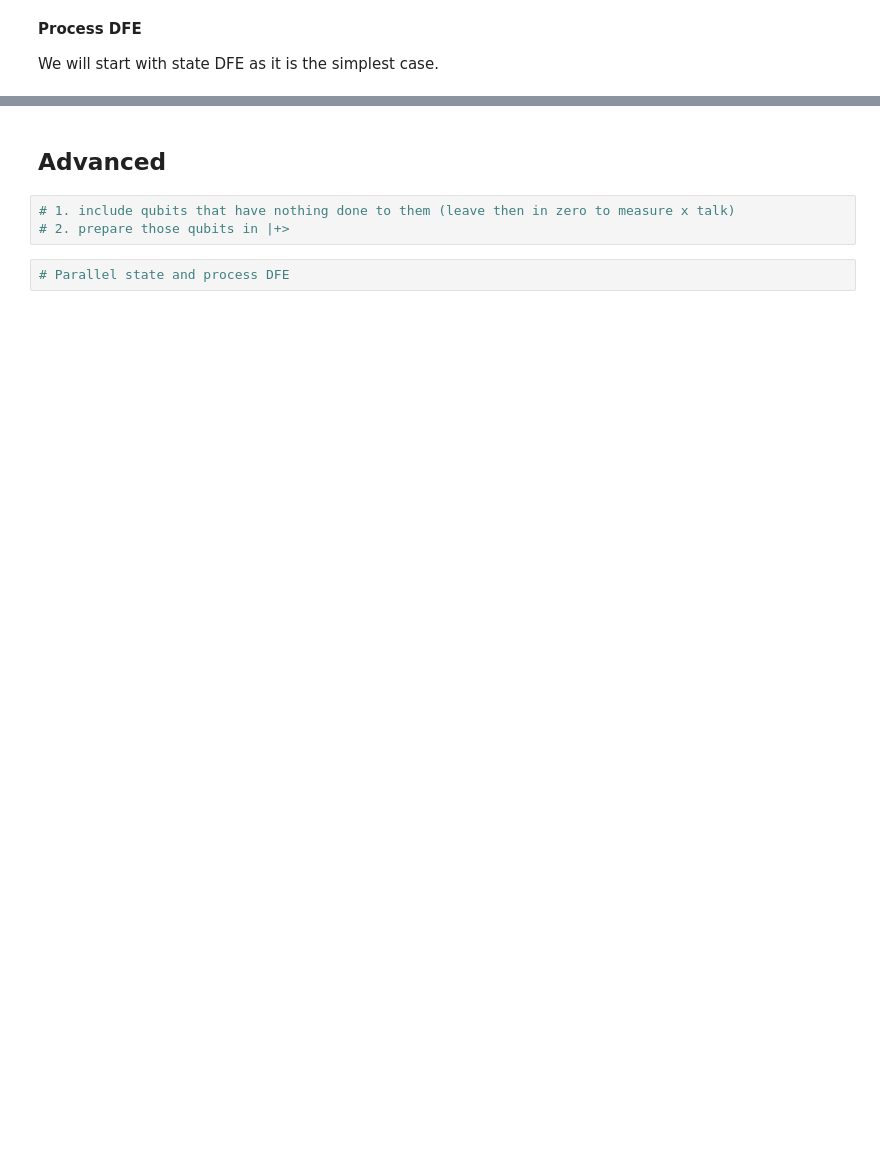
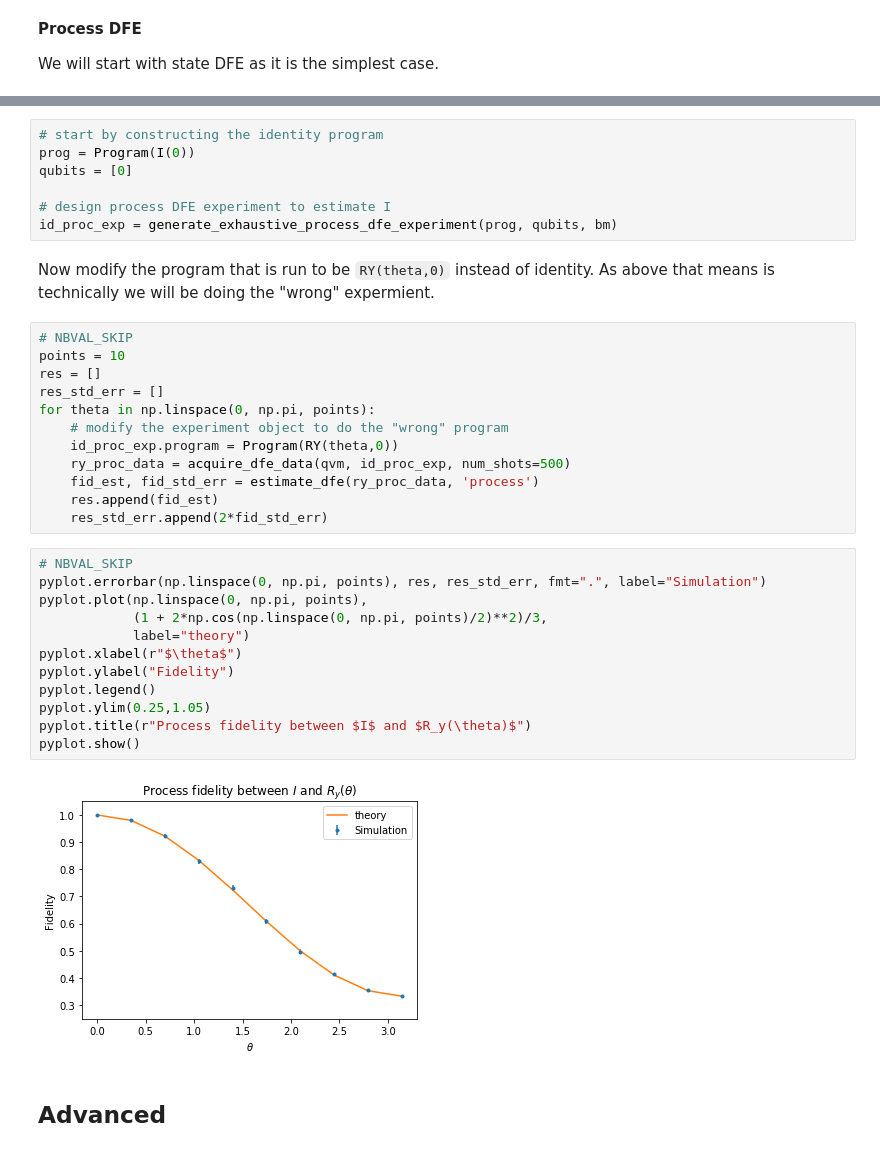
Before and after one commit to rigetti/forest-benchmarking, a Jupyter notebook: examples/direct_fidelity_estimation.ipynb, the cells around one changed output, grey strips where cells are left out. Saved outputs shown, nothing was run; the diff lists cells and outputs as text; blank space fills up the shorter version.

Commit message:
first pass of notebook done

```diff
--- a/examples/direct_fidelity_estimation.ipynb
+++ b/examples/direct_fidelity_estimation.ipynb
@@ -519,7 +427,37 @@ pyplot.title(r"Process fidelity between $I$ and $R_y(\theta)$")
+# %%
+# start by constructing the identity program
+prog = Program(I(0))
+qubits = [0]
+
+# design process DFE experiment to estimate I
+id_proc_exp = generate_exhaustive_process_dfe_experiment(prog, qubits, bm)
+# %% [markdown]
+Now modify the program that is run to be `RY(theta,0)` instead of identity. As above that means is technically we will be doing the "wrong" expermient.
+# %%
+# NBVAL_SKIP
+points = 10
+res = []
+res_std_err = []
+for theta in np.linspace(0, np.pi, points):
+    # modify the experiment object to do the "wrong" program
+    id_proc_exp.program = Program(RY(theta,0))
+    ry_proc_data = acquire_dfe_data(qvm, id_proc_exp, num_shots=500)
+    fid_est, fid_std_err = estimate_dfe(ry_proc_data, 'process')
+    res.append(fid_est)
+    res_std_err.append(2*fid_std_err)
+# %%
+# NBVAL_SKIP
+pyplot.errorbar(np.linspace(0, np.pi, points), res, res_std_err, fmt=".", label="Simulation")
+pyplot.plot(np.linspace(0, np.pi, points),
+            (1 + 2*np.cos(np.linspace(0, np.pi, points)/2)**2)/3,
+            label="theory")
+pyplot.xlabel(r"$\theta$")
+pyplot.ylabel("Fidelity")
+pyplot.legend()
+pyplot.ylim(0.25,1.05)
+pyplot.title(r"Process fidelity between $I$ and $R_y(\theta)$")
+pyplot.show()
+# %% [output]
+[figure, added]
 # %% [markdown]
 ## Advanced
-# %%
-# 1. include qubits that have nothing done to them (leave then in zero to measure x talk)
-# 2. prepare those qubits in |+>
-# %%
-# Parallel state and process DFE
```
Also changed, not shown: parts of 61 cells of this notebook.
